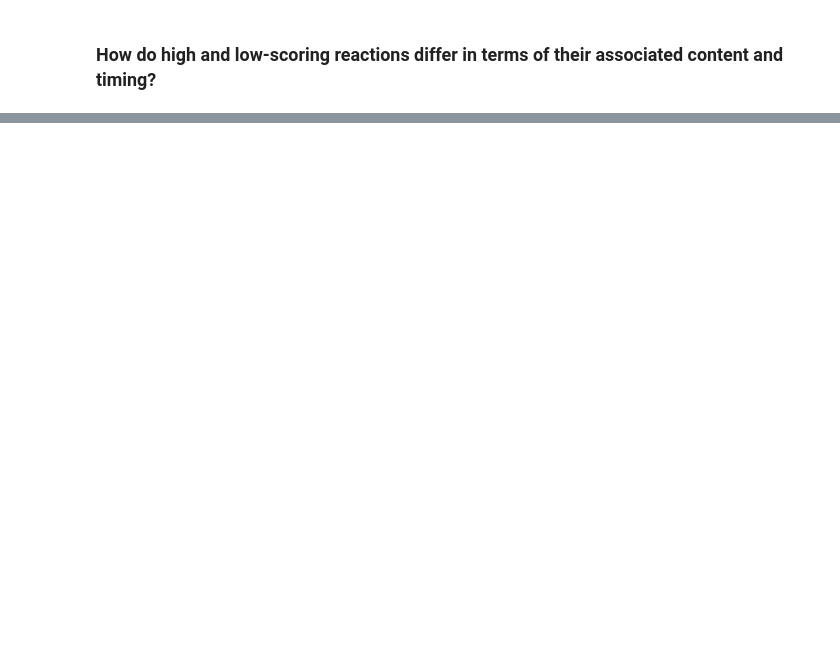
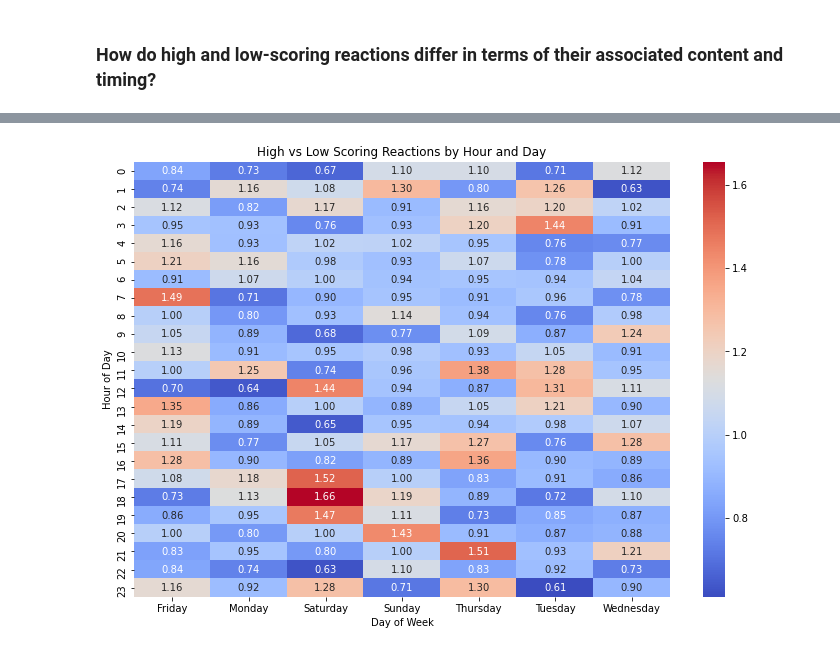
Before and after one commit to Oladk/Accenture-Content-Data-analysis, a Jupyter notebook: Accenture Content Data Analysis.ipynb, the cells around one changed output, grey strips where cells are left out. Cells and saved outputs as stored; diff of their text form; code cells hidden in the pictures; blank space fills up the shorter version.

```diff
--- a/Accenture Content Data Analysis.ipynb
+++ b/Accenture Content Data Analysis.ipynb
@@ -817,0 +969,16 @@ Chi-Square Test: p-value = 1.0
+# %%
+# Analyze timing for high scores
+high_score_timing = high_scoring_reactions.groupby(['Hour', 'Day_of_Week']).size().reset_index(name='High Score Count')
+
+# Analyze timing for low scores
+low_score_timing = low_scoring_reactions.groupby(['Hour', 'Day_of_Week']).size().reset_index(name='Low Score Count')
+
+# Merge timing summaries
+timing_comparison = pd.merge(high_score_timing, low_score_timing, on=['Hour', 'Day_of_Week'], how='outer').fillna(0)
+
+# Add proportions
+timing_comparison['High vs Low Ratio'] = timing_comparison['High Score Count'] / (timing_comparison['Low Score Count'] + 1)
+
+# Sort by ratio
+timing_comparison = timing_comparison.sort_values(by='High vs Low Ratio', ascending=False)
+print(timing_comparison.head(10))
@@ -817,0 +1011,13 @@ Chi-Square Test: p-value = 1.0
+# %%
+# Pivot for heatmap
+timing_heatmap = timing_comparison.pivot_table(index='Hour', columns='Day_of_Week', values='High vs Low Ratio', fill_value=0)
+
+# Plot heatmap
+plt.figure(figsize=(12, 8))
+sns.heatmap(timing_heatmap, cmap='coolwarm', annot=True, fmt=".2f")
+plt.title('High vs Low Scoring Reactions by Hour and Day')
+plt.xlabel('Day of Week')
+plt.ylabel('Hour of Day')
+plt.show()
+# %% [output]
+[figure, added]
```
Also changed, not shown: parts of 36 cells of this notebook.
